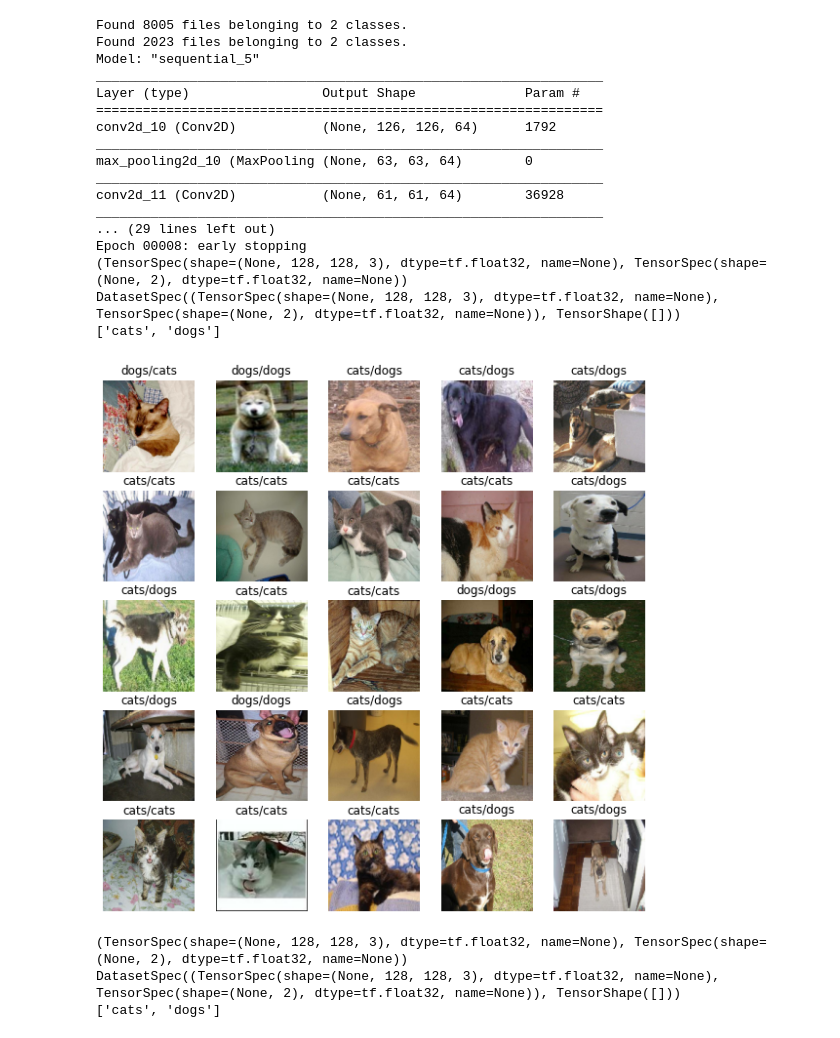
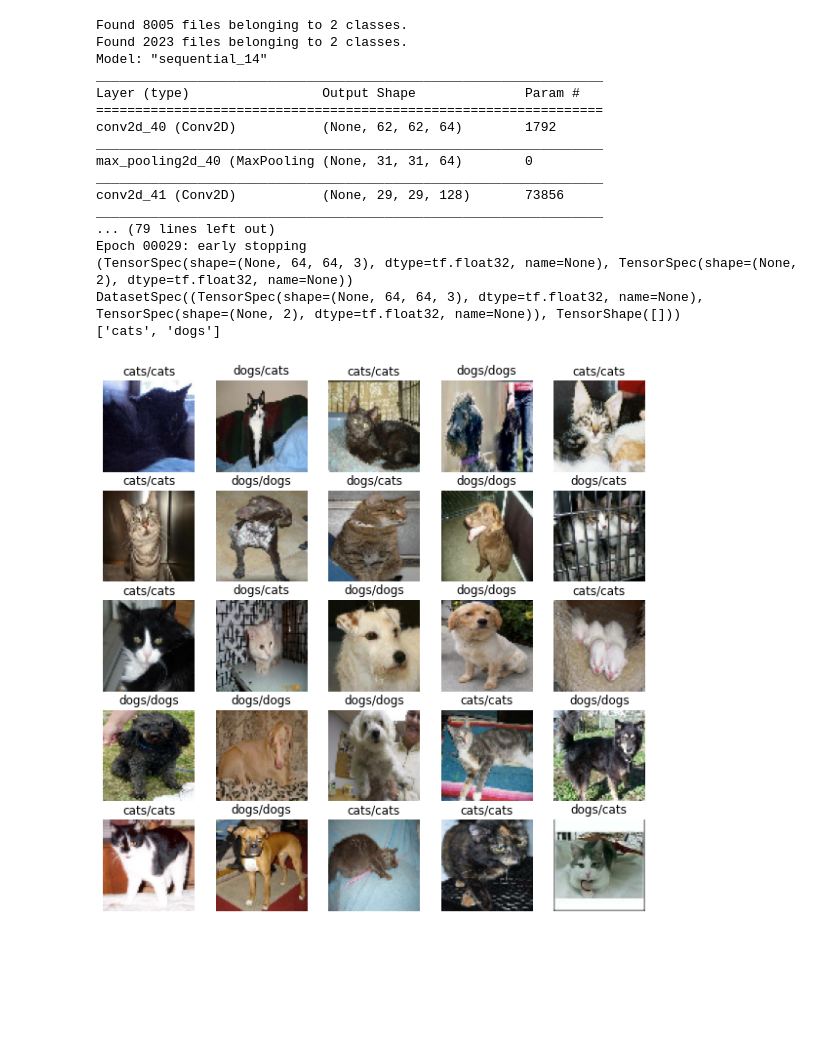
Before and after one commit to kwonghung-YIP/kaggle-study-notes, a Jupyter notebook: dog-and-cats-cnn.ipynb, the cells around one changed output. Saved outputs shown, nothing was run; the diff lists cells and outputs as text; code cells hidden in the pictures; blank space fills up the shorter version.

```diff
--- a/dog-and-cats-cnn.ipynb
+++ b/dog-and-cats-cnn.ipynb
@@ -5,7 +5,7 @@ import pandas as pd
 import numpy as np
 import matplotlib.pyplot as plt
 
-IMAGE_SIZE=[128,128]
+IMAGE_SIZE=[64,64]
 
 train_dataset = tf.keras.utils.image_dataset_from_directory(
     directory="/root/kaggle-dataset/cat-and-dog/training_set",
@@ -23,9 +23,13 @@ test_dataset = tf.keras.utils.image_dataset_from_directory(
 )
 
 model = keras.models.Sequential([
-    keras.layers.Conv2D(64,(3,3),activation='relu',input_shape=(128, 128, 3)),
+    keras.layers.Conv2D(64,(3,3),activation='relu',input_shape=(64, 64, 3)),
     keras.layers.MaxPooling2D(2, 2),
-    keras.layers.Conv2D(64, (3,3), activation='relu'),
+    keras.layers.Conv2D(128, (3,3), activation='relu'),
+    keras.layers.MaxPooling2D(2,2),
+    keras.layers.Conv2D(128, (3,3), activation='relu'),
+    keras.layers.MaxPooling2D(2,2),
+    keras.layers.Conv2D(256, (3,3), activation='relu'),
     keras.layers.MaxPooling2D(2,2),
     keras.layers.Flatten(),
     keras.layers.Dense(96, activation='relu'),
@@ -34,7 +38,7 @@ model = keras.models.Sequential([
 
 model.summary()
 
-monitor = keras.callbacks.EarlyStopping(monitor='val_loss', min_delta=1e-3, patience=5,
+monitor = keras.callbacks.EarlyStopping(monitor='val_loss', min_delta=1e-4, patience=5,
         verbose=1, mode='auto', restore_best_weights=True)
 
 model.compile(loss='categorical_crossentropy', optimizer='adam')
@@ -56,71 +60,40 @@ print(class_names)
 plt.figure(figsize=(10, 10))
 for images, labels in test_dataset.take(1):
   for i in range(25):
     ax = plt.subplot(5, 5, i + 1)
     #print(images[i].shape)
     plt.imshow(images[i].numpy().astype("uint8"))
-    predict = model.predict(images[i].numpy().reshape([1,128,128,3]))
+    predict = model.predict(images[i].numpy().reshape([1,64,64,3]))
     #print(predict.shape)
     #plt.title(class_names[tf.math.argmax(labels[i])])
     plt.title(class_names[tf.math.argmax(predict[0])]+"/"+class_names[tf.math.argmax(labels[i])])
     plt.axis("off")
 
 #predict = model.predict(test_dataset)
 
 #print(predict[0])
 #iterator = iter(test_dataset)
 #sample = iterator.get_next();
 
 #print(sample[0][0])
 
 plt.show();
-
-print(test_dataset.element_spec)
-print(tf.data.DatasetSpec.from_value(test_dataset))
-
-class_names = test_dataset.class_names
-print(class_names)
-
-plt.figure(figsize=(10, 10))
-for images, labels in test_dataset.take(1):
-  for i in range(25):
-    ax = plt.subplot(5, 5, i + 1)
-    #print(images[i].shape)
-    plt.imshow(images[i].numpy().astype("uint8"))
-    predict = model.predict(images[i].numpy().reshape([1,128,128,3]))
-    #print(predict.shape)
-    #plt.title(class_names[tf.math.argmax(labels[i])])
-    plt.title(class_names[tf.math.argmax(predict[0])]+"/"+class_names[tf.math.argmax(labels[i])])
-    plt.axis("off")
-
-#predict = model.predict(test_dataset)
-
-#print(predict[0])
-#iterator = iter(test_dataset)
-#sample = iterator.get_next();
-
-#print(sample[0][0])
-
-plt.show()
 # %% [output]
 Found 8005 files belonging to 2 classes.
 Found 2023 files belonging to 2 classes.
-Model: "sequential_5"
+Model: "sequential_14"
 _________________________________________________________________
 Layer (type)                 Output Shape              Param #
 =================================================================
-conv2d_10 (Conv2D)           (None, 126, 126, 64)      1792
+conv2d_40 (Conv2D)           (None, 62, 62, 64)        1792
 _________________________________________________________________
-max_pooling2d_10 (MaxPooling (None, 63, 63, 64)        0
+max_pooling2d_40 (MaxPooling (None, 31, 31, 64)        0
 _________________________________________________________________
-conv2d_11 (Conv2D)           (None, 61, 61, 64)        36928
+conv2d_41 (Conv2D)           (None, 29, 29, 128)       73856
 _________________________________________________________________
-... (29 lines left out)
-Epoch 00008: early stopping
-(TensorSpec(shape=(None, 128, 128, 3), dtype=tf.float32, name=None), TensorSpec(shape=(None, 2), dtype=tf.float32, name=None))
-DatasetSpec((TensorSpec(shape=(None, 128, 128, 3), dtype=tf.float32, name=None), TensorSpec(shape=(None, 2), dtype=tf.float32, name=None)), TensorShape([]))
+... (79 lines left out)
+Epoch 00029: early stopping
+(TensorSpec(shape=(None, 64, 64, 3), dtype=tf.float32, name=None), TensorSpec(shape=(None, 2), dtype=tf.float32, name=None))
+DatasetSpec((TensorSpec(shape=(None, 64, 64, 3), dtype=tf.float32, name=None), TensorSpec(shape=(None, 2), dtype=tf.float32, name=None)), TensorShape([]))
 ['cats', 'dogs']
-[figure, old version]
+[figure, new version]
-(TensorSpec(shape=(None, 128, 128, 3), dtype=tf.float32, name=None), TensorSpec(shape=(None, 2), dtype=tf.float32, name=None))
-DatasetSpec((TensorSpec(shape=(None, 128, 128, 3), dtype=tf.float32, name=None), TensorSpec(shape=(None, 2), dtype=tf.float32, name=None)), TensorShape([]))
-['cats', 'dogs']
```
